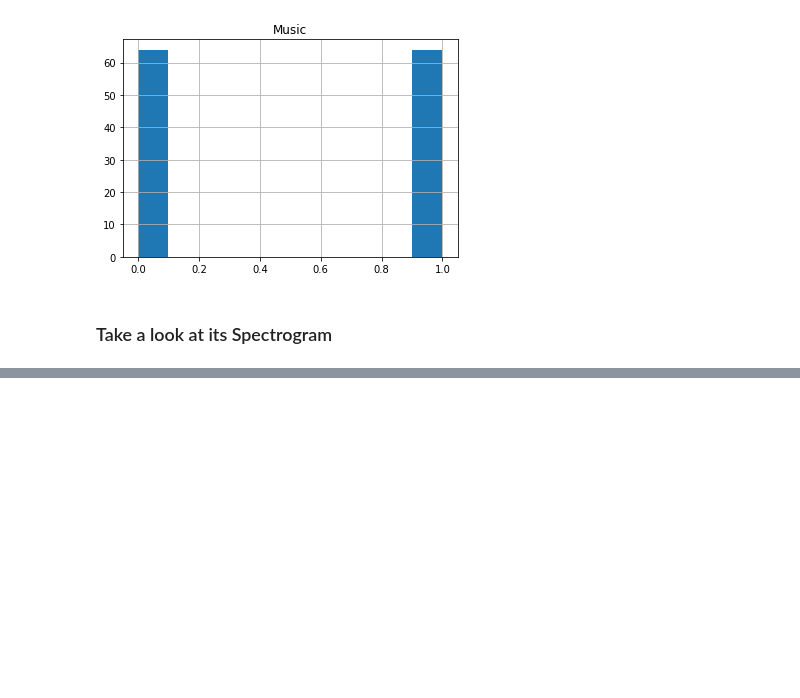
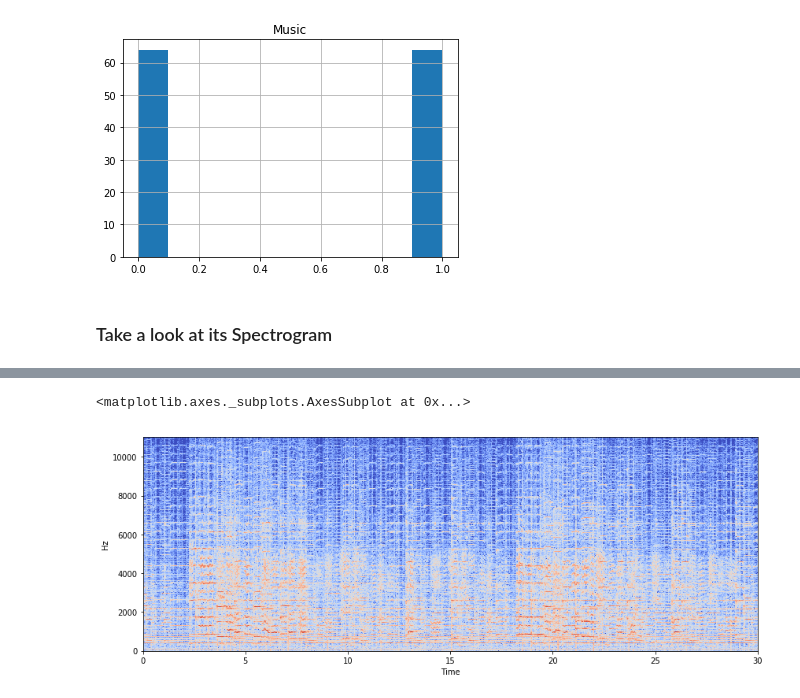
Before and after one commit to cksajil/MusicRJ, a Jupyter notebook: EDA.ipynb, the cells around one changed output, grey strips where cells are left out. Saved outputs shown, nothing was run; the diff lists cells and outputs as text; code cells hidden in the pictures; blank space fills up the shorter version.

```diff
--- a/EDA.ipynb
+++ b/EDA.ipynb
@@ -47,4 +47,13 @@ Playing the file: ipanema.wav
 [interactive output not drawn]
+# %%
+x, Fs = librosa.load(CorpusPath+selected)
+X = librosa.stft(x)
+Xdb = librosa.amplitude_to_db(abs(X))
+plt.figure(figsize=(14, 5))
+librosa.display.specshow(Xdb, sr=Fs, x_axis='time', y_axis='hz')
+# %% [output]
+<matplotlib.axes._subplots.AxesSubplot at 0x...>
+[figure, added]
 # %%
 from scipy.fftpack import fft
 from scipy.io import wavfile
```
Also changed, not shown: parts of 6 cells of this notebook.
